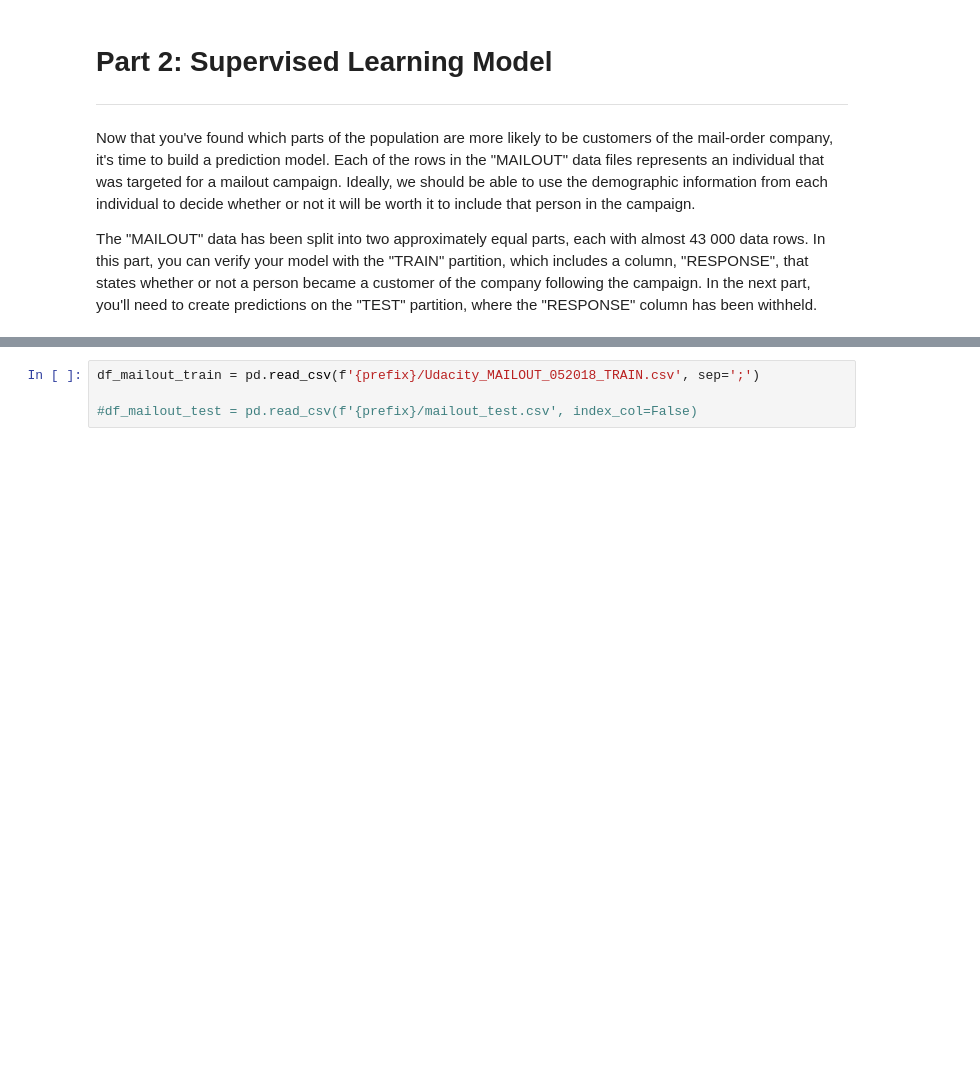
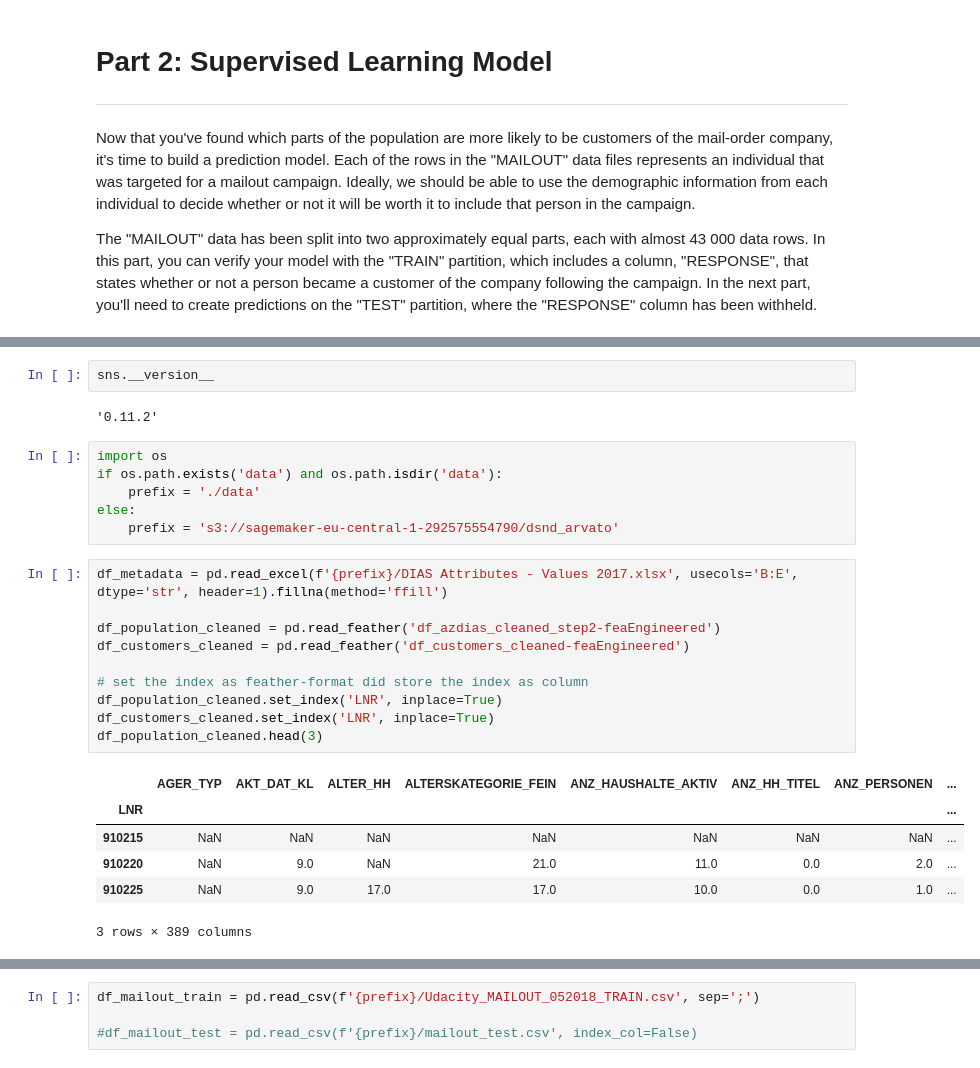
Before and after one commit to step-bauer/dsnd_capstone_arvato, a Jupyter notebook: Arvato Project Workbook.ipynb, the cells around one changed output, grey strips where cells are left out. Drawn from its saved outputs; the diff is of its cells as text; blank space fills up the shorter version.

```diff
--- a/Arvato Project Workbook.ipynb
+++ b/Arvato Project Workbook.ipynb
@@ -1676,0 +1718,27 @@ Executing transaction: done
+# %%
+sns.__version__
+# %% [output]
+'0.11.2'
+# %%
+import os
+if os.path.exists('data') and os.path.isdir('data'):
+    prefix = './data'
+else:
+    prefix = 's3://sagemaker-eu-central-1-292575554790/dsnd_arvato'
+# %%
+df_metadata = pd.read_excel(f'{prefix}/DIAS Attributes - Values 2017.xlsx', usecols='B:E', dtype='str', header=1).fillna(method='ffill')
+
+df_population_cleaned = pd.read_feather('df_azdias_cleaned_step2-feaEngineered')
+df_customers_cleaned = pd.read_feather('df_customers_cleaned-feaEngineered')
+
+# set the index as feather-format did store the index as column
+df_population_cleaned.set_index('LNR', inplace=True)
+df_customers_cleaned.set_index('LNR', inplace=True)
+df_population_cleaned.head(3)
+# %% [output]
+|  | AGER_TYP | AKT_DAT_KL | ALTER_HH | ALTERSKATEGORIE_FEIN | ANZ_HAUSHALTE_AKTIV | ANZ_HH_TITEL | ANZ_PERSONEN | ... |
+| LNR |  |  |  |  |  |  |  | ... |
+| 910215 | NaN | NaN | NaN | NaN | NaN | NaN | NaN | ... |
+| 910220 | NaN | 9.0 | NaN | 21.0 | 11.0 | 0.0 | 2.0 | ... |
+| 910225 | NaN | 9.0 | 17.0 | 17.0 | 10.0 | 0.0 | 1.0 | ... |
+3 rows × 389 columns
```
Also changed, not shown: parts of 34 cells of this notebook.
